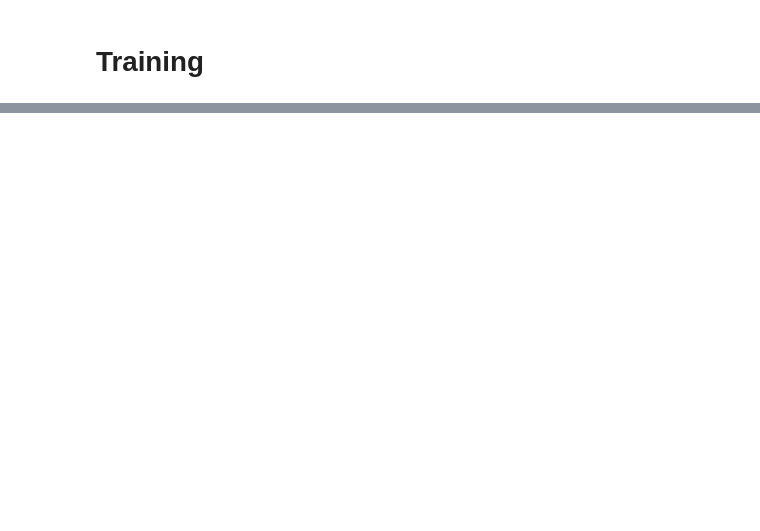
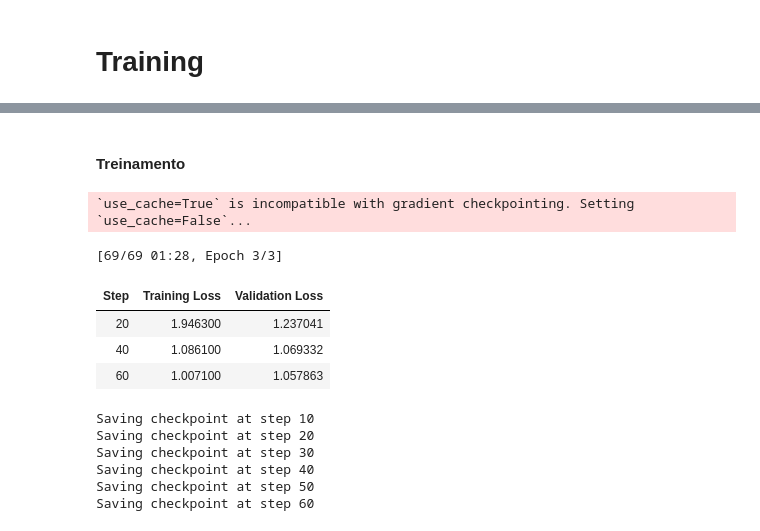
Before and after one commit to emdemor/opensource-llm-recipes, a Jupyter notebook: project/06-fine-tune-pttext2sql.ipynb, the cells around one changed output, grey strips where cells are left out. Cells and saved outputs as stored; diff of their text form; code cells hidden in the pictures; blank space fills up the shorter version.

```diff
--- a/project/06-fine-tune-pttext2sql.ipynb
+++ b/project/06-fine-tune-pttext2sql.ipynb
@@ -127,9 +162,11 @@ torch.float16
 # %% [markdown]
 ### Tokenizador
 # %%
-tokenizer = AutoTokenizer.from_pretrained(model_name, trust_remote_code=True, add_eos_token=True, use_fast=True, device_map="auto")
-tokenizer.pad_token = tokenizer.unk_token
-tokenizer.pad_token_id = tokenizer.convert_tokens_to_ids(tokenizer.pad_token)
+# tokenizer = AutoTokenizer.from_pretrained(model_name, trust_remote_code=True, add_eos_token=True, use_fast=True, device_map="auto")
+# tokenizer.pad_token = tokenizer.unk_token
+# tokenizer.pad_token_id = tokenizer.convert_tokens_to_ids(tokenizer.pad_token)
+
+tokenizer = AutoTokenizer.from_pretrained(model_name)
 tokenizer.padding_side = 'right'
 # %% [output]
 Special tokens have been added in the vocabulary, make sure the associated word embeddings are fine-tuned or trained.
@@ -187,8 +235,8 @@ llm = LanguageModel(tokenizer, model, device="cuda")
 prompt = "Qual a capital do Brasil?"
 
 messages = [
-    {"role": "user", "content": "Olá. Você é um expert em geografia e vai me ajudar a responder algumas questões."},
-    {"role": "assistent", "content": "Tudo bem! Como posso ajudar?"},
+    # {"role": "user", "content": "Olá. Você é um expert em geografia e vai me ajudar a responder algumas questões."},
+    # {"role": "assistent", "content": "Tudo bem! Como posso ajudar?"},
     {"role": "user", "content": prompt},
 ]
 
@@ -213,3 +261,7 @@ def format_dataset_chatml(row):
     ]
 
     return {"text": tokenizer.apply_chat_template(messages, add_generation_prompt=False, tokenize=False)}
+
+dataset = load_dataset("emdemor/sql-create-context-pt", split="train").shuffle(seed=42).select(range(200))
+dataset_chatml = dataset.map(format_dataset_chatml).train_test_split(test_size=0.10, seed=1234)
+dataset_chatml
@@ -216,4 +278,0 @@ def format_dataset_chatml(row):
-# %%
-dataset = load_dataset("emdemor/sql-create-context-pt", split="train").shuffle(seed=42).select(range(20000))
-dataset_chatml = dataset.map(format_dataset_chatml).train_test_split(test_size=0.05, seed=1234)
-dataset_chatml
@@ -236,0 +436,35 @@ print(dataset[randrange(len(dataset))])
+# %% [markdown]
+#### Treinamento
+# %%
+class SaveCheckpointCallback(TrainerCallback):
+    def on_save(self, args, state, control, **kwargs):
+        print(f"Saving checkpoint at step {state.global_step}")
+
+
+
+trainer = SFTTrainer(
+    model,
+    train_dataset=dataset_chatml['train'],
+    eval_dataset=dataset_chatml['test'],
+    args=sft_config,
+    peft_config=peft_config,
+    tokenizer=tokenizer,
+    callbacks=[SaveCheckpointCallback()],
+)
+
+trainer.train()
+
+trainer.save_model()
+# %% [output]
+`use_cache=True` is incompatible with gradient checkpointing. Setting `use_cache=False`...
+[69/69 01:28, Epoch 3/3]
+| Step | Training Loss | Validation Loss |
+| 20 | 1.946300 | 1.237041 |
+| 40 | 1.086100 | 1.069332 |
+| 60 | 1.007100 | 1.057863 |
+Saving checkpoint at step 10
+Saving checkpoint at step 20
+Saving checkpoint at step 30
+Saving checkpoint at step 40
+Saving checkpoint at step 50
+Saving checkpoint at step 60
```
Also changed, not shown: parts of 27 cells of this notebook, 1 other file.
